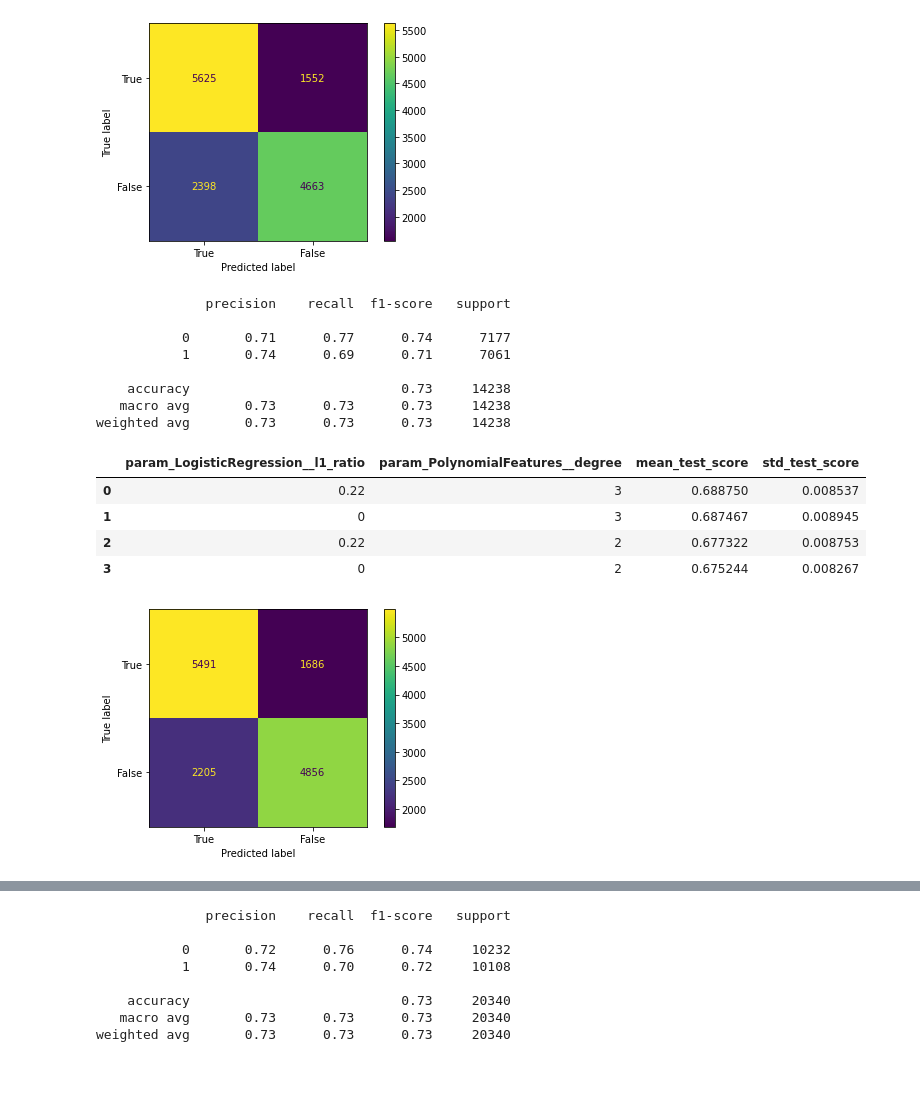
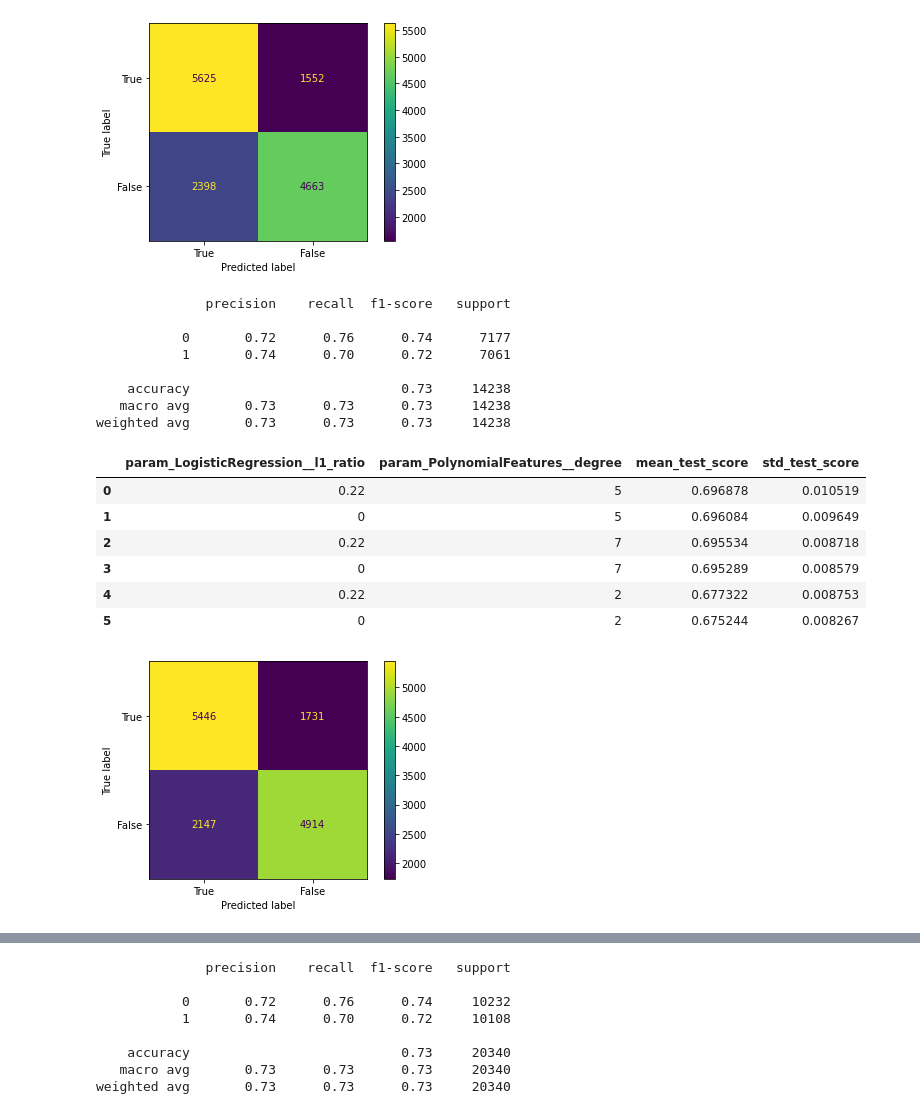
Before and after one commit to felix-tjernberg/machine-learning, a Jupyter notebook: lab/2-4-logistic-regression.ipynb, the cells around one changed output, grey strips where cells are left out. Drawn from its saved outputs; the diff is of its cells as text; code cells hidden in the pictures; blank space fills up the shorter version.

Commit message:
Add sample dataset and refactor logistic regression

```diff
--- a/lab/2-4-logistic-regression.ipynb
+++ b/lab/2-4-logistic-regression.ipynb
@@ -114,44 +113,45 @@ weighted avg       0.73      0.72      0.72     14238
 | 9 | 1.0 | 0.662594 | 0.009169 |
 [figure]
 # %%
-LogisticRegression_grid_parameters_updated = {"LogisticRegression__l1_ratio": [0,0.22], "PolynomialFeatures__degree": [2,3]}
+LogisticRegression_grid_parameters_updated = {"LogisticRegression__l1_ratio": [0,0.22], "PolynomialFeatures__degree": [2,5,7]}
 # %%
-PolynomialFeatures_pipeline = Pipeline(
+LogisticRegression_PolynomialFeatures_MinMaxScaler_pipeline = Pipeline(
     [
         ("PolynomialFeatures", PolynomialFeatures()),
-        ("StandardScaler", StandardScaler()),
         ("MinMaxScaler", MinMaxScaler()),
         (
             "LogisticRegression", BaseLogisticRegression,
         ),
     ]
 )
 (
     model_3,
     model_3_scores,
     model_3_scores_raw,
 ) = search_score_and_evalute_parameters(
     reduced_dataset_X_y["eval_split"]["X_train"],
     reduced_dataset_X_y["eval_split"]["X_test"],
     reduced_dataset_X_y["eval_split"]["y_train"],
     reduced_dataset_X_y["eval_split"]["y_test"],
-    PolynomialFeatures_pipeline,
+    LogisticRegression_PolynomialFeatures_MinMaxScaler_pipeline,
     LogisticRegression_grid_parameters_updated,
     "recall",
 )
 model_3_scores
 # %% [output]
               precision    recall  f1-score   support
 
-           0       0.71      0.77      0.74      7177
-           1       0.74      0.69      0.71      7061
+           0       0.72      0.76      0.74      7177
+           1       0.74      0.70      0.72      7061
 
     accuracy                           0.73     14238
    macro avg       0.73      0.73      0.73     14238
 weighted avg       0.73      0.73      0.73     14238
 |  | param_LogisticRegression__l1_ratio | param_PolynomialFeatures__degree | mean_test_score | std_test_score |
-| 0 | 0.22 | 3 | 0.688750 | 0.008537 |
-| 1 | 0 | 3 | 0.687467 | 0.008945 |
-| 2 | 0.22 | 2 | 0.677322 | 0.008753 |
-| 3 | 0 | 2 | 0.675244 | 0.008267 |
+| 0 | 0.22 | 5 | 0.696878 | 0.010519 |
+| 1 | 0 | 5 | 0.696084 | 0.009649 |
+| 2 | 0.22 | 7 | 0.695534 | 0.008718 |
+| 3 | 0 | 7 | 0.695289 | 0.008579 |
+| 4 | 0.22 | 2 | 0.677322 | 0.008753 |
+| 5 | 0 | 2 | 0.675244 | 0.008267 |
 [figure]
```
Also changed, not shown: parts of 5 cells of this notebook, 1 other file.
